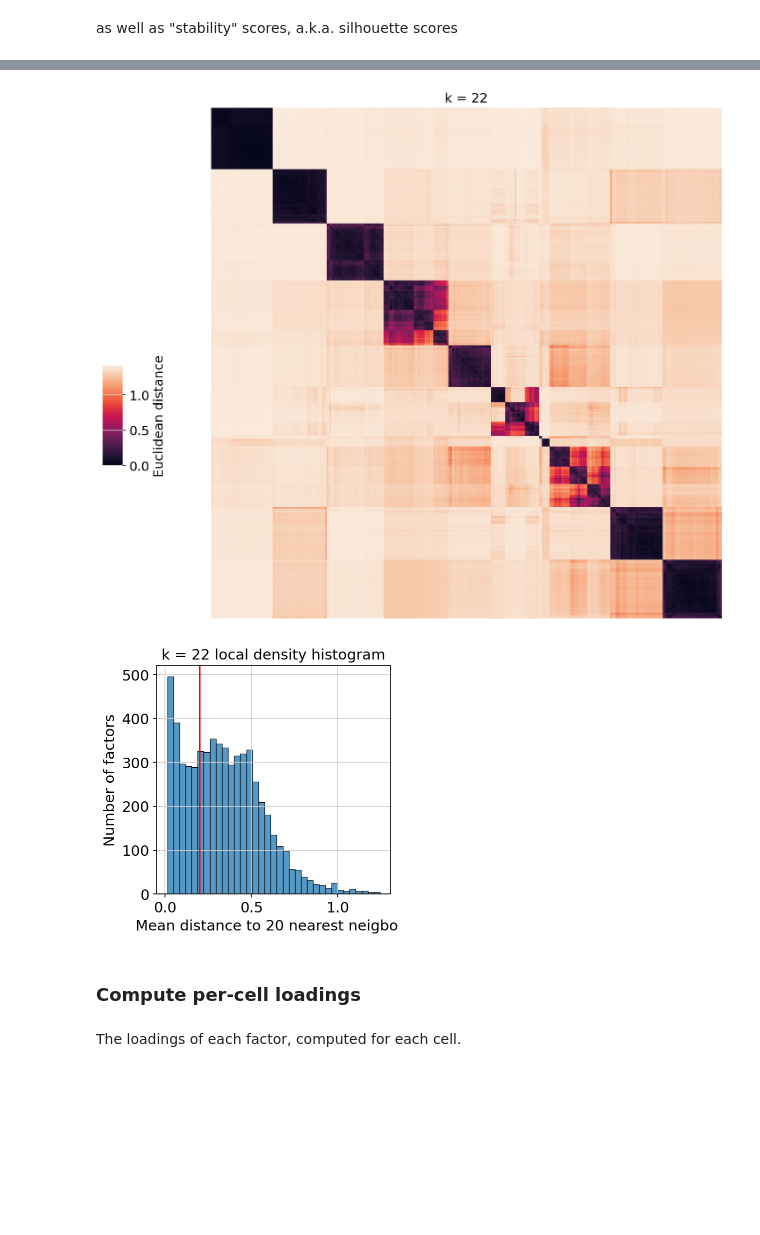
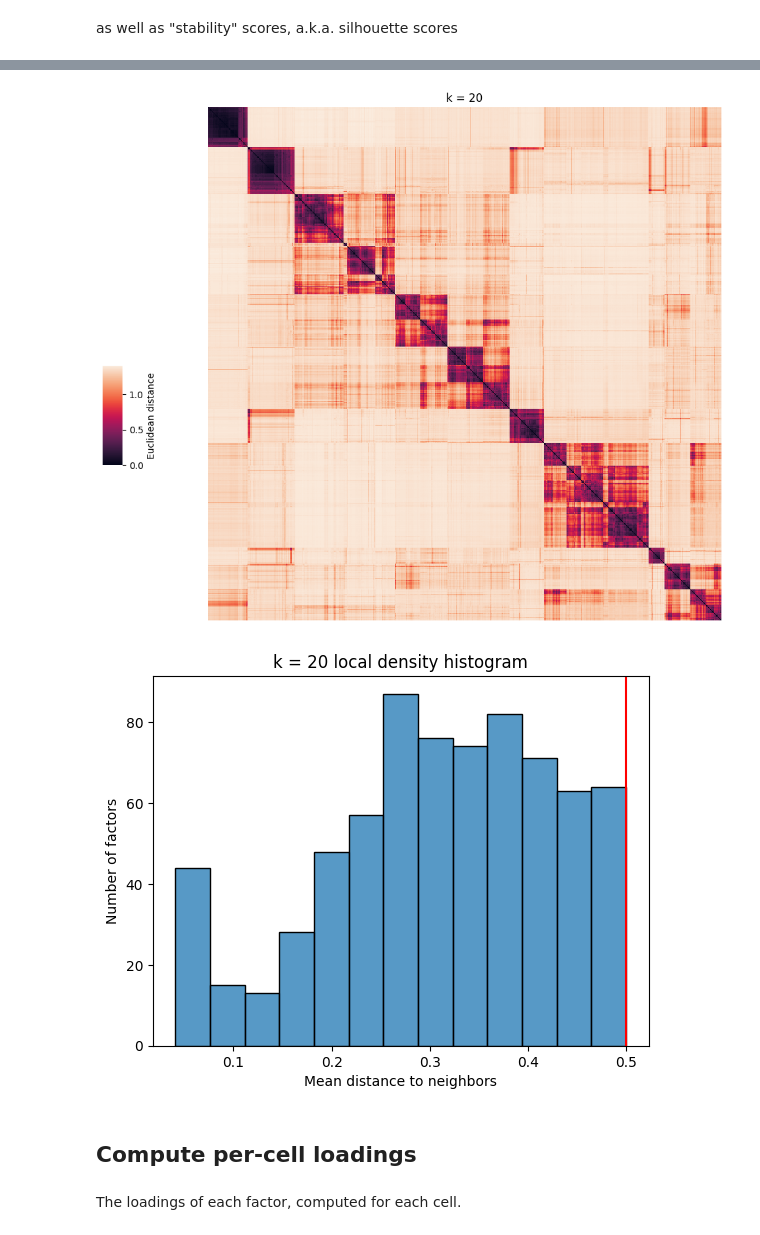
Before and after one commit to cellarium-ai/cellarium-ml, a Jupyter notebook: notebooks/cnmf_all_in_one.ipynb, the cells around one changed output, grey strips where cells are left out. Drawn from its saved outputs; the diff is of its cells as text; code cells hidden in the pictures; blank space fills up the shorter version.

```diff
--- a/notebooks/cnmf_all_in_one.ipynb
+++ b/notebooks/cnmf_all_in_one.ipynb
@@ -363,33 +389,12 @@ best_k = 22
-# %%
-cg = sns.clustermap(
-    consensus_stat[best_k]["topk_euc_dist"].cpu().numpy(),
-    row_cluster=True,
-    col_cluster=True,
-    cbar_pos=(0.05, 0.25, 0.03, 0.15),
-    xticklabels=False,
-    yticklabels=False,
-    rasterized=True,
-)
-cg.ax_row_dendrogram.set_visible(False)
-cg.ax_col_dendrogram.set_visible(False)
-# cg.cax.set_visible(False)
-cg.cax.set_ylabel("Euclidean distance")
-cg.ax_heatmap.set_title(f"k = {best_k}")
-plt.show()
-
-sns.histplot(consensus_stat[k]["local_neigh_dist"].cpu().numpy())
-ymax = plt.gca().get_ylim()[1]
-plt.vlines(density_threshold, ymin=0, ymax=ymax, color="Red")
-plt.xlabel(f"Mean distance to {int(num_repeats * local_neighborhood_size)} nearest neigbors")
-plt.ylabel("Number of factors")
-plt.title(f"k = {best_k} local density histogram")
-plt.ylim(0, ymax)
-
-plt.show()
-# %% [output]
-[figure, removed]
-[figure, removed]
+# %%
+# make a choice here
+best_k = 20
+# %%
+nmf_output.plot_clustermap(k=best_k)
+# %% [output]
+[figure, added]
+[figure, added]
 # %% [markdown]
-### Compute per-cell loadings
+## Compute per-cell loadings
 # %% [markdown]
 The loadings of each factor, computed for each cell.
```
Also changed, not shown: parts of 43 cells of this notebook, 2 other files.
